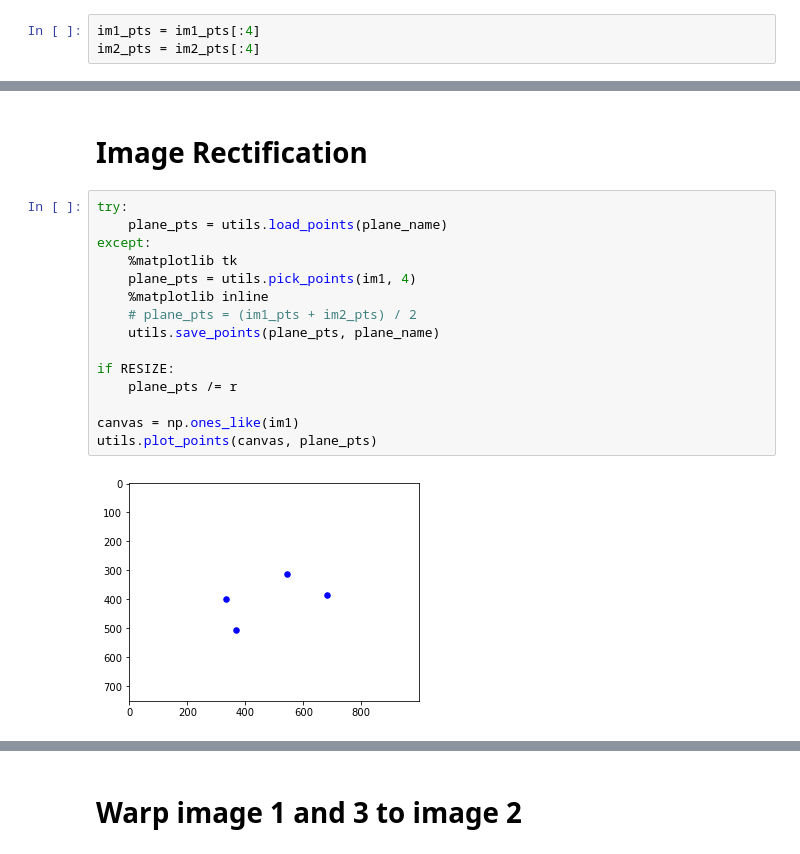
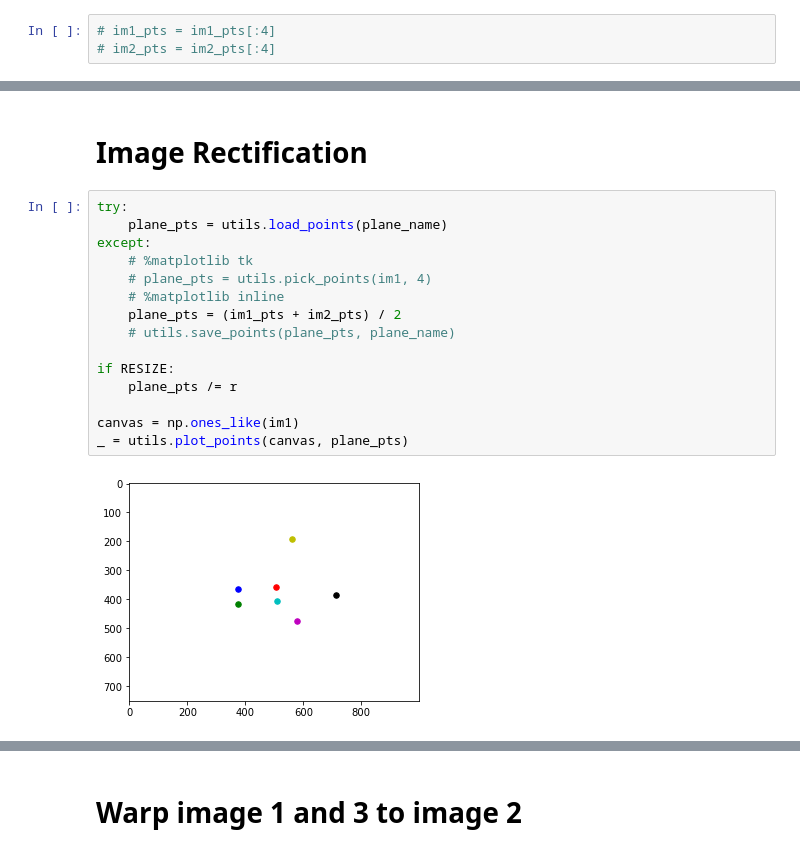
Before and after one commit to aprilsin/cs194-proj5, a Jupyter notebook: part1.ipynb, the cells around one changed output, grey strips where cells are left out. Drawn from its saved outputs; the diff is of its cells as text.

```diff
--- a/part1.ipynb
+++ b/part1.ipynb
@@ -57,8 +60,8 @@ except:
     utils.save_points(im2_pts, im2_name)
     %matplotlib inline
 # %%
-im1_pts = im1_pts[:4]
-im2_pts = im2_pts[:4]
+# im1_pts = im1_pts[:4]
+# im2_pts = im2_pts[:4]
 # %%
 h, w, c = im1.shape
 
@@ -92,17 +98,17 @@ im1.shape
 # %%
 try:
     plane_pts = utils.load_points(plane_name)
 except:
-    %matplotlib tk
-    plane_pts = utils.pick_points(im1, 4)
-    %matplotlib inline
-    # plane_pts = (im1_pts + im2_pts) / 2
-    utils.save_points(plane_pts, plane_name)
+    # %matplotlib tk
+    # plane_pts = utils.pick_points(im1, 4)
+    # %matplotlib inline
+    plane_pts = (im1_pts + im2_pts) / 2
+    # utils.save_points(plane_pts, plane_name)
 
 if RESIZE:
     plane_pts /= r
 
 canvas = np.ones_like(im1)
-utils.plot_points(canvas, plane_pts)
+_ = utils.plot_points(canvas, plane_pts)
 # %% [output]
-[figure, old version]
+[figure, new version]
```
Also changed, not shown: parts of 27 cells of this notebook, 26 other files.
